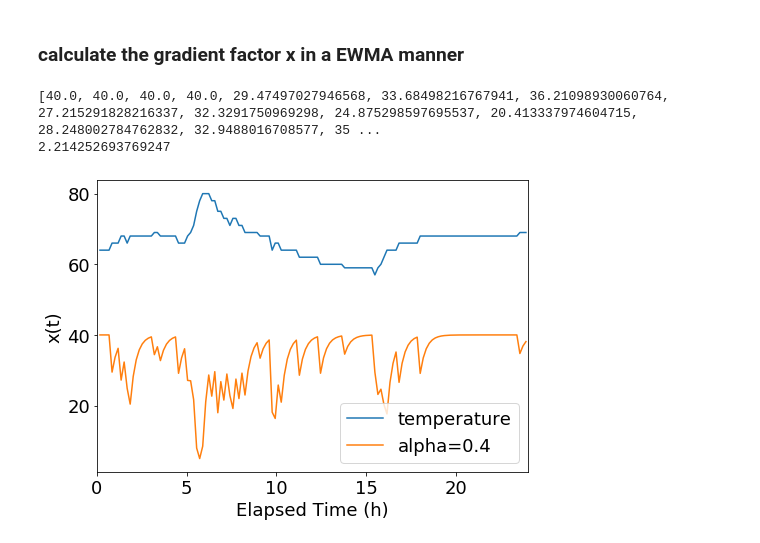
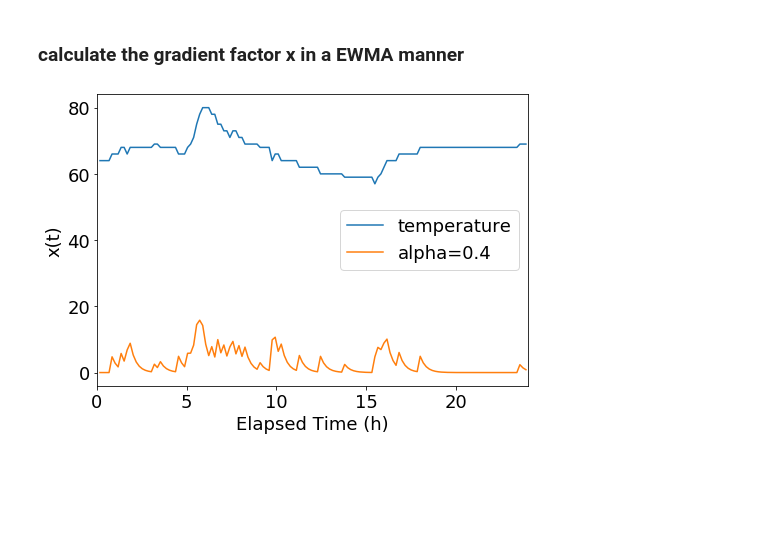
Before and after one commit to Orienfish/CSE291KW20, a Jupyter notebook: MQTT_Server/plot_data.ipynb, the cells around one changed output. Drawn from its saved outputs; the diff is of its cells as text; code cells hidden in the pictures; blank space fills up the shorter version.

Commit message:
update plot notebook

```diff
--- a/MQTT_Server/plot_data.ipynb
+++ b/MQTT_Server/plot_data.ipynb
@@ -82,36 +82,32 @@ def gen_x(alpha):
     x = [last_x]
     for i in range(1, data_solar.shape[0]):
         # calculate the gradient in the past interval
         grad = abs(data_solar[i, 1] - data_solar[i-1, 1]) / (data_solar[i, 0] - data_solar[i-1, 0])
         new_x = alpha * grad + (1 - alpha) * last_x
         x.append(new_x)
         last_x = new_x
     return x
 
 
 
 I = []
 x = gen_x(0.4)
 I_max = 40
 I_min = 5
 k = (I_max - I_min) / max(x)
 for ele in x:
     next_I = I_max - k * ele
     I.append(next_I)
-print(I)
-print(k)
 
 plt.figure(figsize=(7, 5))
 plt.plot(data_solar[:, 0], data_solar[:, 1], label='temperature')
-plt.plot(data_solar[:, 0], I, label='alpha=0.4')
+plt.plot(data_solar[:, 0], x, label='alpha=0.4')
 # plt.plot(data_solar[:, 0], gen_x(0.4), label='alpha=0.4')
 plt.xlim((0, 24))
 plt.xlabel("Elapsed Time (h)", fontsize=18)
 plt.ylabel("x(t)", fontsize=18)
 plt.tick_params(labelsize=18)
 plt.legend(fontsize=18)
 plt.tight_layout()
 # %% [output]
-[40.0, 40.0, 40.0, 40.0, 29.47497027946568, 33.68498216767941, 36.21098930060764, 27.215291828216337, 32.3291750969298, 24.875298597695537, 20.413337974604715, 28.248002784762832, 32.9488016708577, 35 ...
-2.214252693769247
-[figure, old version]
+[figure, new version]
```
